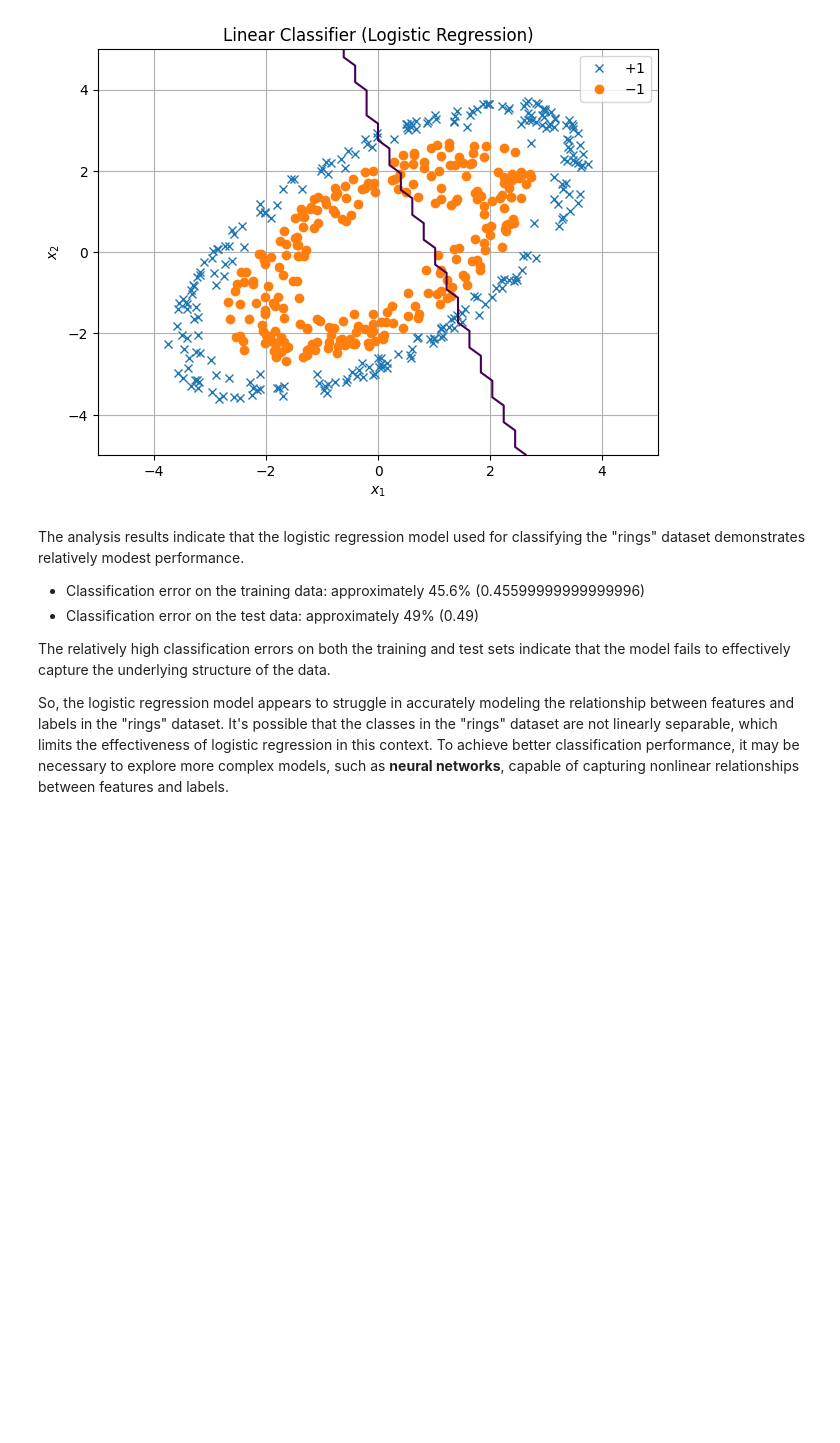
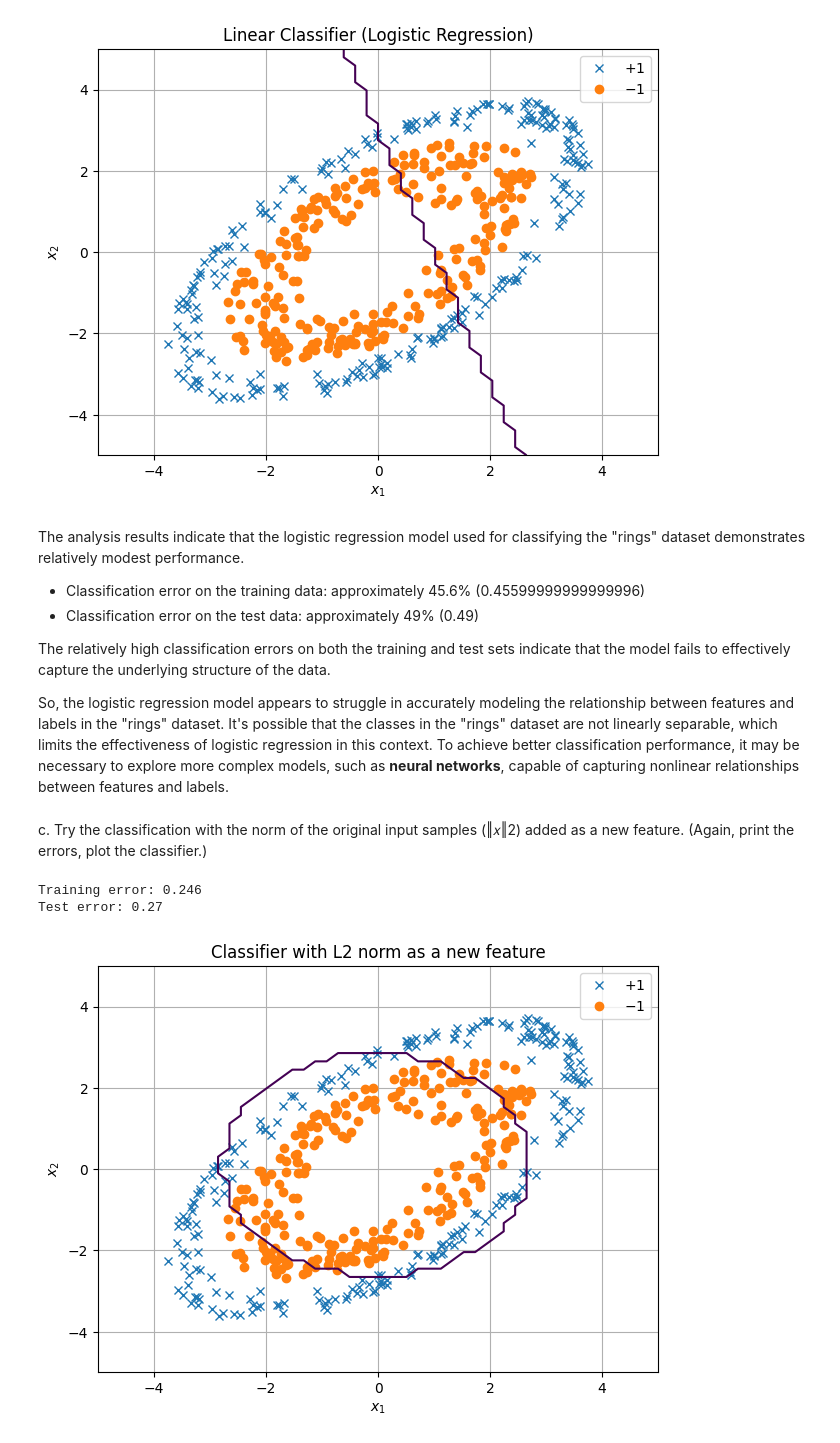
Before and after one commit to acromtech/PPKE_International_Semester, a Jupyter notebook: Machine_Learning/TP3-NONLINEAR_TRANSFORMATIONS/tp3.ipynb, the cells around one changed output. Saved outputs shown, nothing was run; the diff lists cells and outputs as text; code cells hidden in the pictures; blank space fills up the shorter version.

```diff
--- a/Machine_Learning/TP3-NONLINEAR_TRANSFORMATIONS/tp3.ipynb
+++ b/Machine_Learning/TP3-NONLINEAR_TRANSFORMATIONS/tp3.ipynb
@@ -88,3 +88,53 @@ The relatively high classification errors on both the training and test sets ind
 So, the logistic regression model appears to struggle in accurately modeling the relationship between features and labels in the "rings" dataset.
 It's possible that the classes in the "rings" dataset are not linearly separable, which limits the effectiveness of logistic regression in this context.
 To achieve better classification performance, it may be necessary to explore more complex models, such as **neural networks**, capable of capturing nonlinear relationships between features and labels.
+# %% [markdown]
+c. Try the classification with the norm of the original input samples (‖𝑥‖2) added as a new
+feature. (Again, print the errors, plot the classifier.)
+# %%
+import numpy as np
+import matplotlib.pyplot as plt
+from sklearn.linear_model import LogisticRegression
+from sklearn.metrics import accuracy_score
+from visualise import visualise_nonlin, plot_data
+
+# Load the dataset
+data = np.load('./nonlin.data/rings.npz')
+X_train, Y_train, X_test, Y_test = data['X'], data['Y'], data['X_test'], data['Y_test']
+
+# Calculate the L2 norm of each input sample
+X_train_norm = np.linalg.norm(X_train, axis=1).reshape(-1, 1)
+X_test_norm = np.linalg.norm(X_test, axis=1).reshape(-1, 1)
+
+# Append the L2 norm as a new feature to the dataset
+X_train_ext = np.concatenate((X_train, X_train_norm), axis=1)
+X_test_ext = np.concatenate((X_test, X_test_norm), axis=1)
+
+# Train logistic regression classifier
+clf = LogisticRegression()
+clf.fit(X_train_ext, Y_train.ravel())
+
+# Make predictions
+Y_train_pred = clf.predict(X_train_ext)
+Y_test_pred = clf.predict(X_test_ext)
+
+# Calculate classification errors
+train_error = 1 - accuracy_score(Y_train, Y_train_pred)
+test_error = 1 - accuracy_score(Y_test, Y_test_pred)
+
+# Print errors
+print("Training error:", train_error)
+print("Test error:", test_error)
+
+# Define a custom prediction function
+def predict_with_clf(x):
+    return clf.predict(np.hstack((x, np.linalg.norm(x, axis=1, keepdims=True))))
+
+# Plot the classifier
+fig, ax = visualise_nonlin(predict_with_clf, X_train, Y_train)
+ax.set_title('Classifier with L2 norm as a new feature')
+plt.show()
+# %% [output]
+Training error: 0.246
+Test error: 0.27
+[figure, added]
```
Also changed, not shown: 22 other files.
